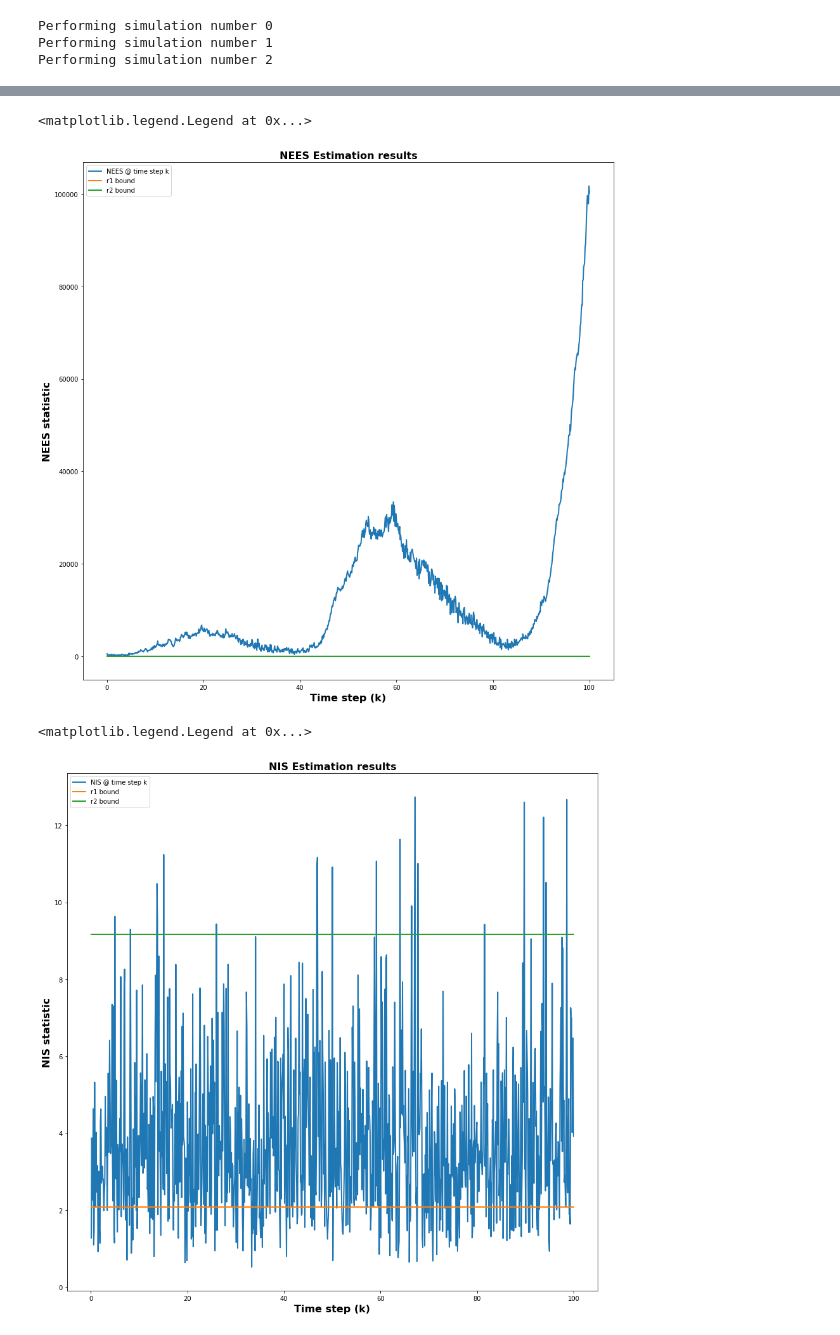
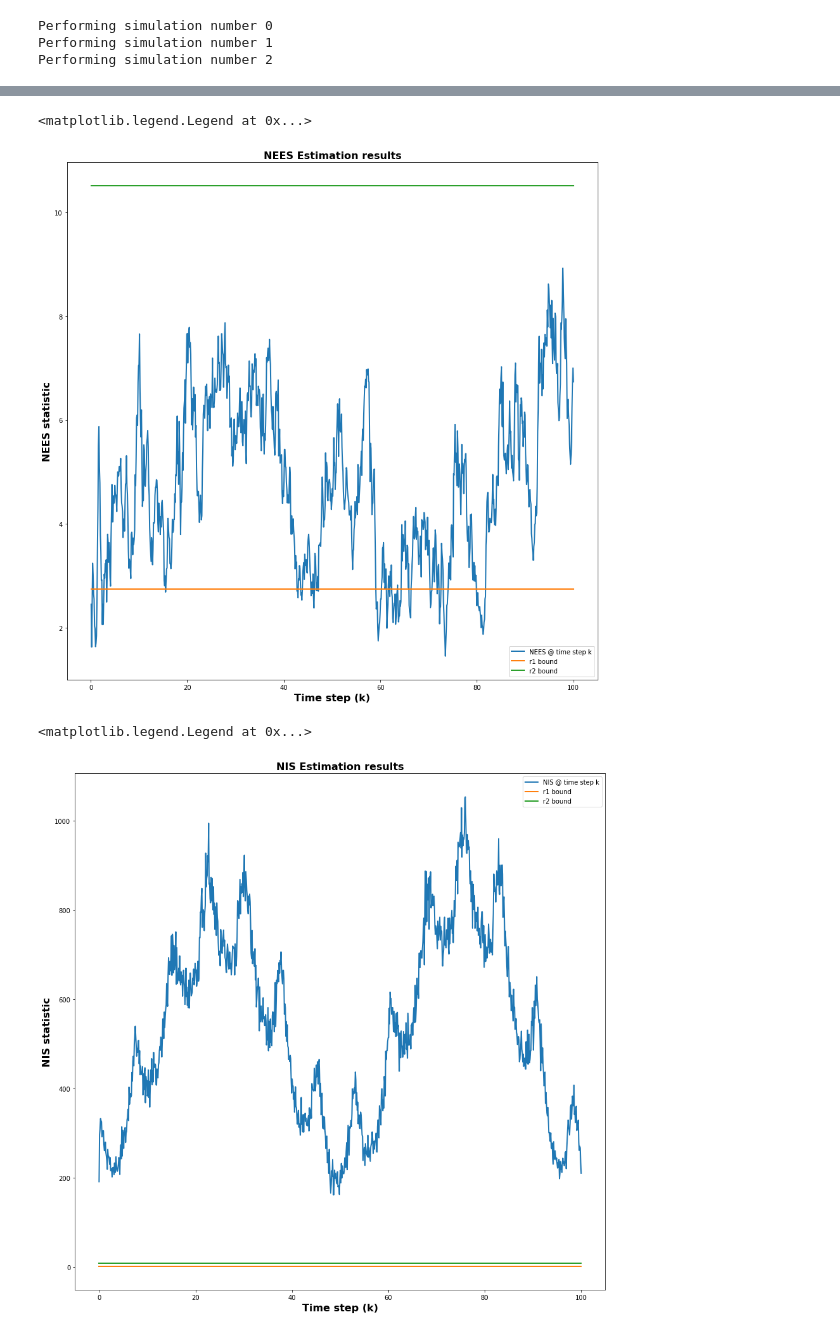
Before and after one commit to himanshugupta1009/robot_localization, a Jupyter notebook: Project_Report_2/LKF.ipynb, the cells around one changed output, grey strips where cells are left out. Drawn from its saved outputs; the diff is of its cells as text; code cells hidden in the pictures.

```diff
--- a/Project_Report_2/LKF.ipynb
+++ b/Project_Report_2/LKF.ipynb
@@ -146,7 +148,7 @@ def get_Ytrue(Xtrue,cholesky_decomposition_Rtrue):
 ## these are our nominal state trajectories and measurements with no process noise and no sensor noise.
 
 ## we use this to deteremine an output for our LKF
-nom_state_trajectory = odeint(model_nonoise, x0, time_steps, args = (u,L))
+nom_state_trajectory = odeint(model_nonoise, x0, time_steps_nom, args = (u,L))
 for i in range(0,len(nom_state_trajectory)):
     theta_g = nom_state_trajectory[i][2]
     theta_g = (theta_g + np.pi) % (2 * np.pi) - np.pi
@@ -263,6 +265,7 @@ def get_K_perturbations_LKF(initial_perturbation,nominal_state_trajectory,u,delt
         n = len(xk_nominal)
         noise = np.zeros(n).reshape(n,1)
         Fk,Gk,Omegak,Hk,Mk = get_DT_Jacobians(xk_nominal,uk_nominal,delta_t)
+        Fk_plus1,Gk_plus1,Omegak_plus1,Hk,Mk_plus1 = get_DT_Jacobians(nominal_state_trajectory[k+1],uk_nominal,delta_t)
         delta_yk = observed_state_measurements[k] - nominal_state_measurements[k]
         delta_yk[0] = wrap_in_negative_pi_to_pi(delta_yk[0])
         delta_yk[2] = wrap_in_negative_pi_to_pi(delta_yk[2])
@@ -286,7 +289,7 @@ def get_estimated_states_and_measurements(initial_perturbation, nominal_state_tr
     delta_x_LKF_list, delta_y_LKF_list, estimated_covariance_matrix_list, innovation_covariance_matrix_list = get_K_perturbations_LKF(initial_perturbation, nominal_state_trajectory, u, delta_t, num_time_steps,P,Rtrue,Qtrue,nominal_state_measurements, observed_state_measurements)
     estimated_state_list = []
     v=0
-    for k in range(0,len(nominal_state_trajectory)):
+    for k in range(0,len(nominal_state_trajectory)-1):
         xk = nominal_state_trajectory[k].reshape(len(nominal_state_trajectory[k]),1) + delta_x_LKF_list[k]
         xk[2] = wrap_in_negative_pi_to_pi(xk[2])
         xk[5] = wrap_in_negative_pi_to_pi(xk[5])
@@ -295,6 +298,7 @@ def get_estimated_states_and_measurements(initial_perturbation, nominal_state_tr
     estimated_measurement_list = []
     for k in range(0,len(estimated_state_list)):
         yk = calculate_exact_yt(estimated_state_list[k],v)
+        yk = [i[0][0] for i in yk]
         estimated_measurement_list.append(yk)
 
     return estimated_state_list,estimated_covariance_matrix_list,estimated_measurement_list,innovation_covariance_matrix_list
@@ -329,11 +333,11 @@ def get_epsilon_x_for_all_time_steps_in_one_simulation(actual_x_list, estimated_
 
     return epsilon_x_list
 
-def get_weighted_error_y_at_step_k(actual_y,estimated_y,Sk):
-    ek = actual_y - estimated_y
+def get_weighted_error_y_at_step_k(actual_x,estimated_x,Pk):
+    ek = actual_x - estimated_x
     ek[0] = wrap_in_negative_pi_to_pi(ek[0])
     ek[2] = wrap_in_negative_pi_to_pi(ek[2])
-    epsilon = np.dot(ek.transpose(),np.dot(np.linalg.inv(Sk),ek))
+    epsilon = np.dot(ek.transpose(),np.dot(np.linalg.inv(Pk),ek))
     return epsilon[0][0]
 
 def get_epsilon_y_for_all_time_steps_in_one_simulation(actual_y_list, estimated_y_list, estimated_S_list):
@@ -346,7 +350,7 @@ def get_epsilon_y_for_all_time_steps_in_one_simulation(actual_y_list, estimated_
 
 def get_NEES_data_for_multiple_simulations(x0,P0,u,Qtrue,Rtrue,Qfilter,Rfilter,num_mc_simulations):
     NEES_data = np.zeros(shape=(num_mc_simulations,1000))
-    NIS_data = np.zeros(shape=(num_mc_simulations,999))
+    NIS_data = np.zeros(shape=(num_mc_simulations,1000))
     cholesky_decomposition_Q = np.linalg.cholesky(Qtrue)
     cholesky_decomposition_R = np.linalg.cholesky(Rtrue)
 
@@ -365,15 +369,14 @@ def get_NEES_data_for_multiple_simulations(x0,P0,u,Qtrue,Rtrue,Qfilter,Rfilter,n
 
 
         epsilon_y_for_all_time_steps_in_one_simulation = get_epsilon_y_for_all_time_steps_in_one_simulation \
-        (Ytrue[1:],estimated_measurement_list, innovation_covariance_matrix_list)
-
+        (Ytrue,estimated_measurement_list, innovation_covariance_matrix_list)
 
         NIS_data[i] = np.array(epsilon_y_for_all_time_steps_in_one_simulation)
         NEES_data[i] = np.array(epsilon_x_for_all_time_steps_in_one_simulation)
 
     return NEES_data,NIS_data, estimated_state_list, estimated_measurement_list
 num_mc_simulations = 3
-NEES_data,NIS_data,linearized_DT_states_LKF, linearized_DT_measurements_LKF = get_NEES_data_for_multiple_simulations(x0,Qtrue,u,(999999)*Qtrue,Rtrue,Qtrue,Rtrue,num_mc_simulations)
+NEES_data,NIS_data,linearized_DT_states_LKF, linearized_DT_measurements_LKF = get_NEES_data_for_multiple_simulations(x0,P*0.1,u,0.1*Qtrue,Rtrue,Qtrue,Rtrue,num_mc_simulations)
 # %% [output]
 Performing simulation number 0
 Performing simulation number 1
@@ -914,4 +917,5 @@ plt.legend()
 # %%
+skip = 1
 NEES_mean_list = NEES_data.mean(axis=0)
 N = num_mc_simulations
 n = len(x0)
@@ -924,30 +928,30 @@ r2_bound = [r2]*len(time_steps)
 plt.xlabel("Time step (k)",fontsize=16, fontweight='bold')
 plt.ylabel("NEES statistic",fontsize=16, fontweight='bold')
 plt.title("NEES Estimation results",fontsize=16, fontweight='bold')
-plt.plot(time_steps,NEES_mean_list,linewidth = 2,label = 'NEES @ time step k')
-plt.plot(time_steps,r1_bound,linewidth = 2,label = 'r1 bound')
-plt.plot(time_steps,r2_bound,linewidth = 2,label = 'r2 bound')
+plt.plot(time_steps[skip:],NEES_mean_list[skip:],linewidth = 2,label = 'NEES @ time step k')
+plt.plot(time_steps[skip:],r1_bound[skip:],linewidth = 2,label = 'r1 bound')
+plt.plot(time_steps[skip:],r2_bound[skip:],linewidth = 2,label = 'r2 bound')
 plt.legend()
 # %% [output]
 <matplotlib.legend.Legend at 0x...>
-[figure, old version]
+[figure, new version]
 # %%
 NIS_mean_list = NIS_data.mean(axis=0)
 N = num_mc_simulations
 p = len(Rtrue)
 r1 = chi2.ppf(0.025, df=N*p)/N
 r2 = chi2.ppf(0.975, df=N*p)/N
 
 #plt.plot(time_steps,NEES_mean_list)
-r1_bound = [r1]*len(time_steps[1:])
-r2_bound = [r2]*len(time_steps[1:])
+r1_bound = [r1]*len(time_steps)
+r2_bound = [r2]*len(time_steps)
 plt.xlabel("Time step (k)",fontsize=16, fontweight='bold')
 plt.ylabel("NIS statistic",fontsize=16, fontweight='bold')
 plt.title("NIS Estimation results",fontsize=16, fontweight='bold')
-plt.plot(time_steps[1:],NIS_mean_list,linewidth = 2,label = 'NIS @ time step k')
-plt.plot(time_steps[1:],r1_bound,linewidth = 2,label = 'r1 bound')
-plt.plot(time_steps[1:],r2_bound,linewidth = 2,label = 'r2 bound')
+plt.plot(time_steps,NIS_mean_list,linewidth = 2,label = 'NIS @ time step k')
+plt.plot(time_steps,r1_bound,linewidth = 2,label = 'r1 bound')
+plt.plot(time_steps,r2_bound,linewidth = 2,label = 'r2 bound')
 plt.legend()
 # %% [output]
 <matplotlib.legend.Legend at 0x...>
-[figure, old version]
+[figure, new version]
```
Also changed, not shown: parts of 23 cells of this notebook, 1 other file.
